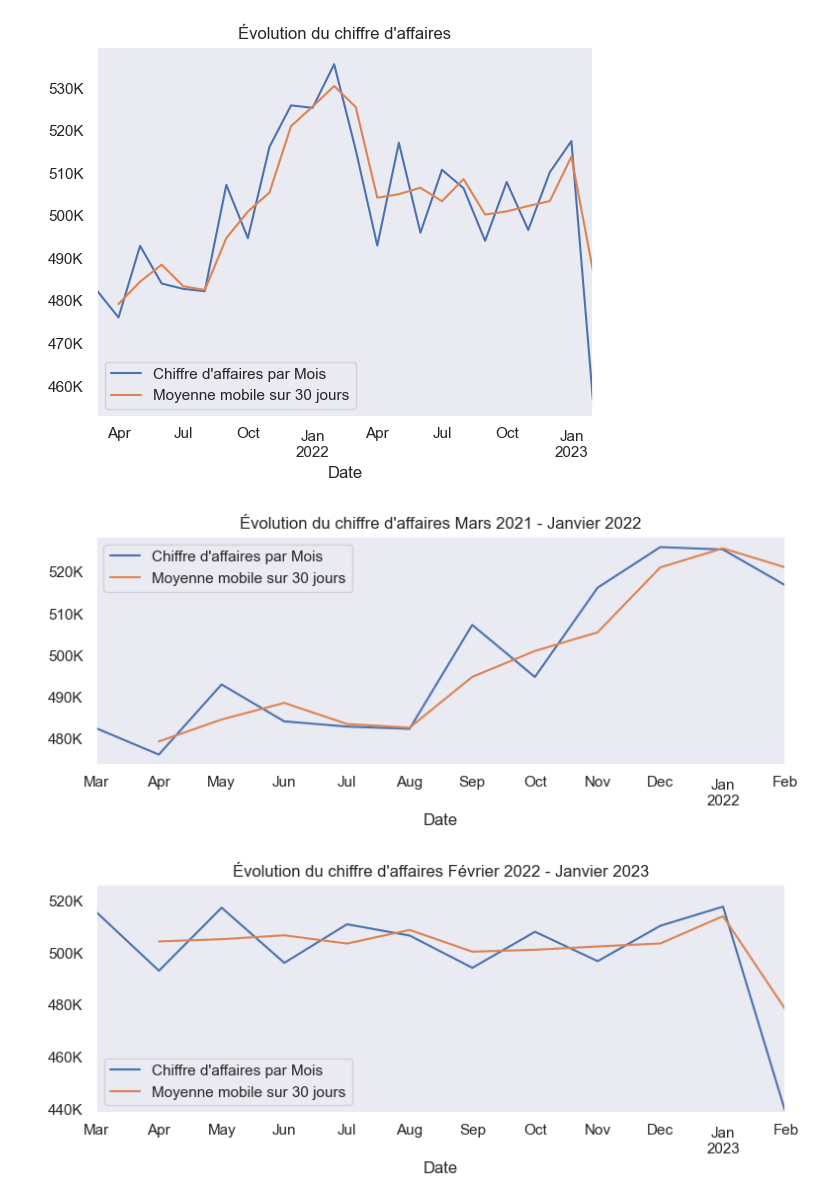
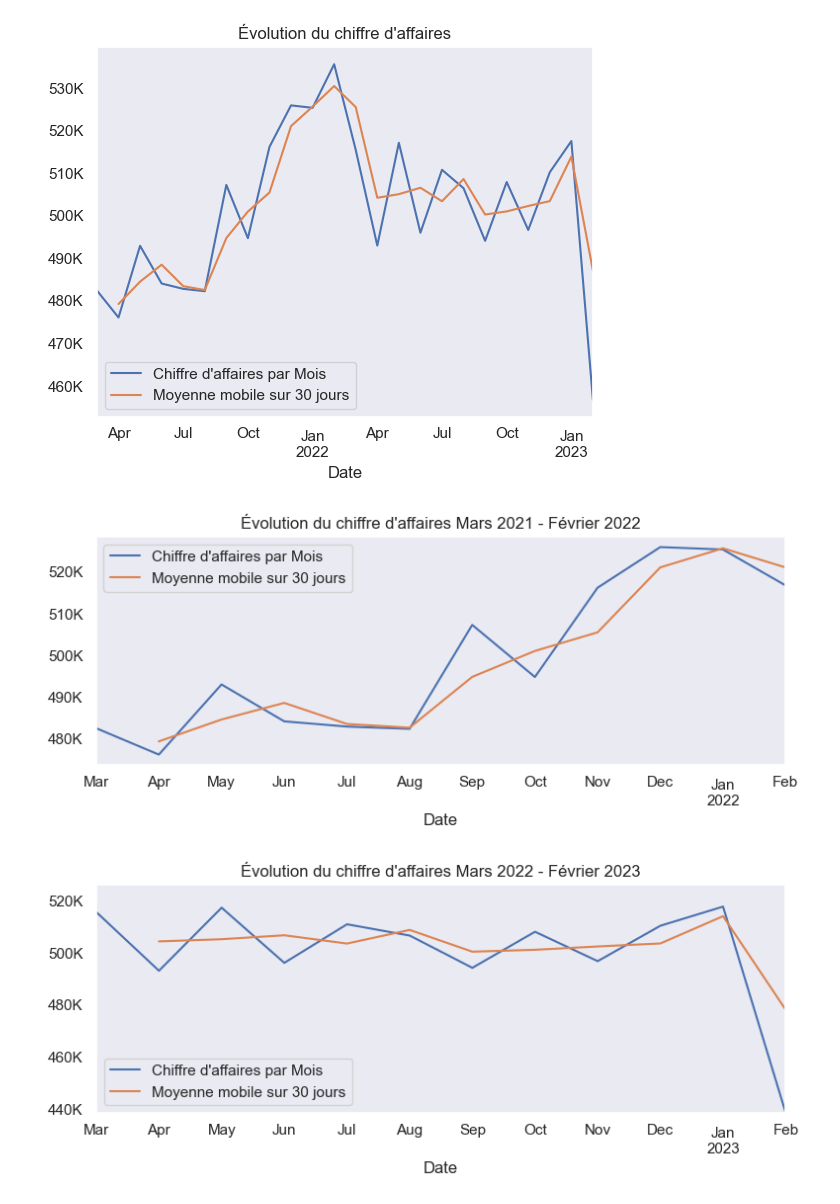
Before and after one commit to IshemZ/Projet_6-Lapage, a Jupyter notebook: Programme/0.main.ipynb, the cells around one changed output. Saved outputs shown, nothing was run; the diff lists cells and outputs as text; code cells hidden in the pictures.

```diff
--- a/Programme/0.main.ipynb
+++ b/Programme/0.main.ipynb
@@ -93,28 +110,28 @@ annee_2 = df_all.loc[(df_all.index >= '2022-03-01') & (df_all.index <= '2023-02-
 # %%
 sns.set_theme(style="dark")
 
 plt.figure(figsize=(9, 3))
 annee_1['price'].resample('ME').sum().plot(label='Chiffre d\'affaires par Mois')
 annee_1['price'].resample('ME').sum().rolling(window=2).mean().plot(label='Moyenne mobile sur 30 jours')
-plt.title('Évolution du chiffre d\'affaires Mars 2021 - Janvier 2022')
+plt.title('Évolution du chiffre d\'affaires Mars 2021 - Février 2022')
 plt.xlabel('Date')
 plt.gca().yaxis.set_major_formatter(ticker.FuncFormatter(lambda x, pos: '{:,.0f}K'.format(x * 1e-3)))
 plt.legend()
 
 plt.figure(figsize=(9, 3))
 annee_2['price'].resample('ME').sum().plot(label='Chiffre d\'affaires par Mois')
 annee_2['price'].resample('ME').sum().rolling(window=2).mean().plot(label='Moyenne mobile sur 30 jours')
-plt.title('Évolution du chiffre d\'affaires Février 2022 - Janvier 2023')
+plt.title('Évolution du chiffre d\'affaires Mars 2022 - Février 2023')
 plt.xlabel('Date')
 plt.gca().yaxis.set_major_formatter(ticker.FuncFormatter(lambda x, pos: '{:,.0f}K'.format(x * 1e-3)))
 
 y_min = min(annee_1['price'].resample('ME').sum().min(), annee_2['price'].resample('ME').sum().min())
 y_max = max(annee_1['price'].resample('ME').sum().max(), annee_2['price'].resample('ME').sum().max())
 
 plt.gca().set_ylim(y_min, y_max)
 
 plt.legend()
 plt.show()
 # %% [output]
 [figure]
-[figure, old version]
+[figure, new version]
```
Also changed, not shown: parts of 4 cells of this notebook.
